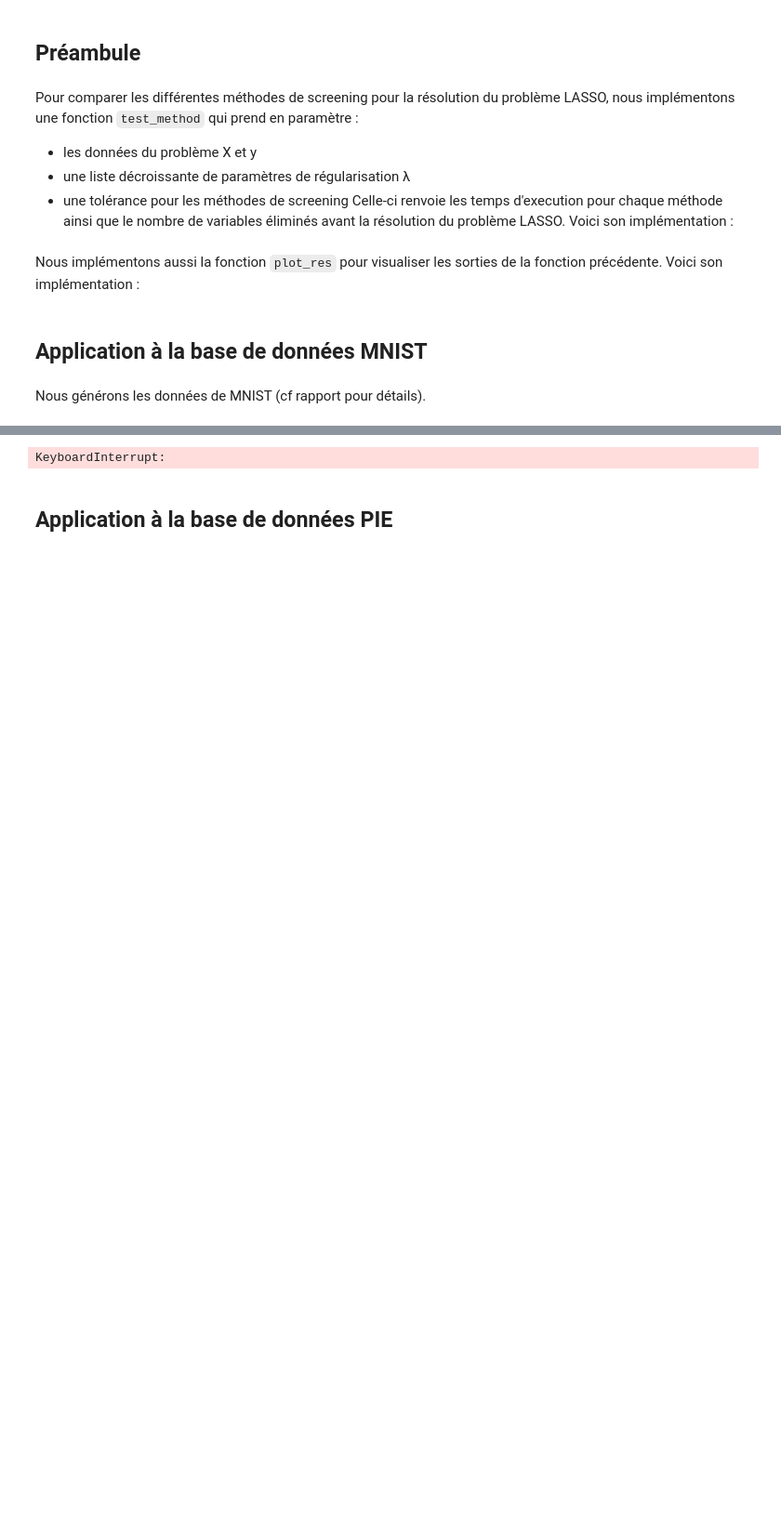
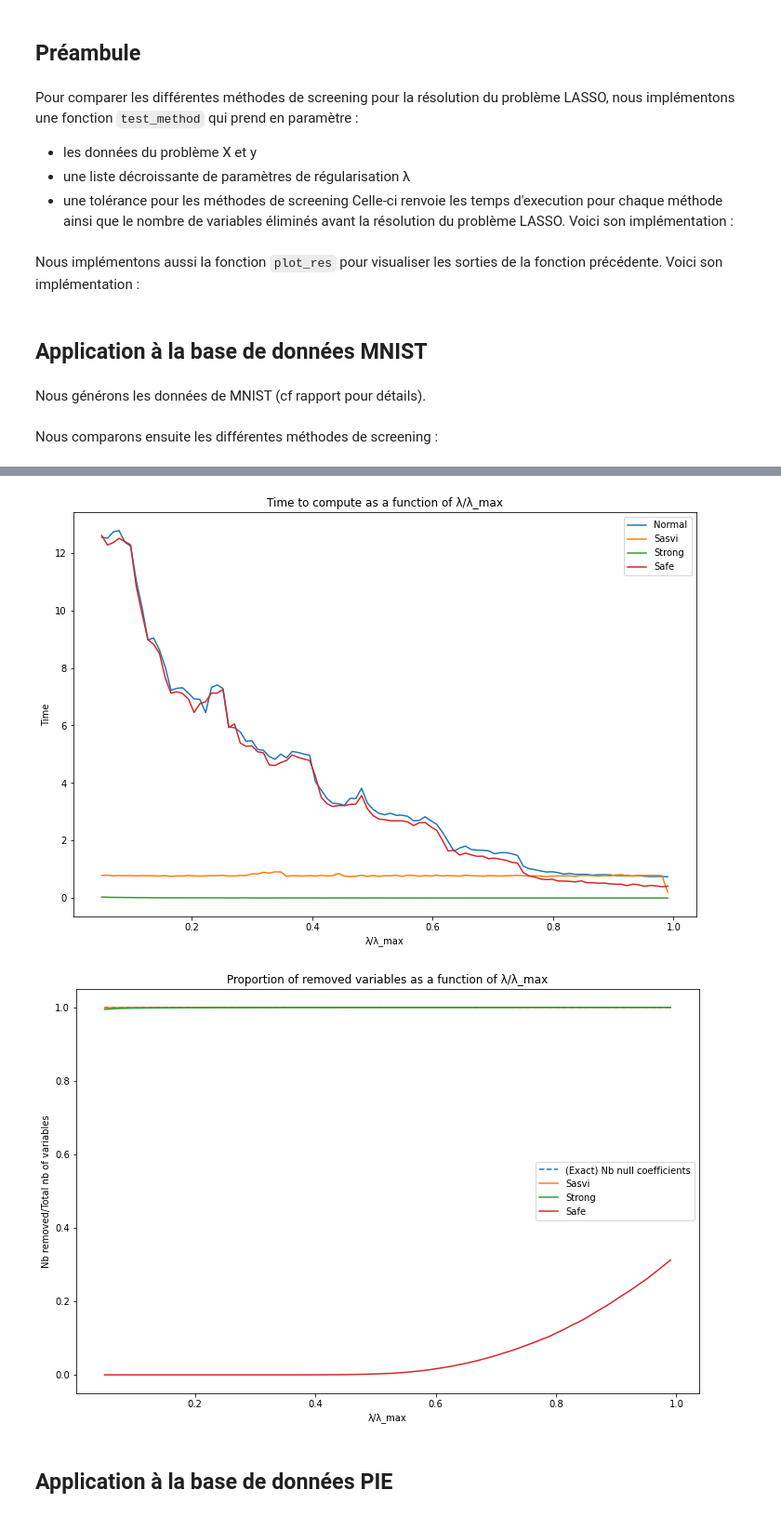
Before and after one commit to nathanln/Parcimony, a Jupyter notebook: Experience.ipynb, the cells around one changed output, grey strips where cells are left out. Shown: that part at 93% size. Cells and saved outputs as stored; diff of their text form; code cells hidden in the pictures; blank space fills up the shorter version.

```diff
--- a/Experience.ipynb
+++ b/Experience.ipynb
@@ -17,23 +18,18 @@ Pour comparer les différentes méthodes de screening pour la résolution du pro
 * une tolérance pour les méthodes de screening
 Celle-ci renvoie les temps d'execution pour chaque méthode ainsi que le nombre de variables éliminés avant la résolution du problème LASSO. Voici son implémentation :
 # %%
-def test_method(X,y,λ, tol = 10^(-9),verbose=False):
-    p=len(X[1,:])
+def test_method(X,y,λ, tol = 10**(-9),verbose=False):
     β=np.zeros(X.shape[1])
-
 
     Tsasvi=[]
     Tnormal=[]
     Tstrong=[]
     Tsafe=[]
 
-
     nb_removed_sasvi=[]
     nb_removed_strong=[]
     nb_removed_safe=[]
     nb_removed_lasso=[]
-
-
 
     for i in range(len(λ)-1):
         if(verbose):
@@ -55,12 +51,12 @@ def test_method(X,y,λ, tol = 10^(-9),verbose=False):
 
         start=time.time()
         if X_sasvi.shape[1] != 0:
-            clf = linear_model.Lasso(alpha=λ[i+1]/X.shape[0])
+            clf = linear_model.Lasso(alpha=λ[i+1]/X.shape[0],fit_intercept=False)
             clf.fit(X_sasvi,y)
         Tsasvi.append(tmp_time+time.time()-start)
 
         #STRONG RULE SCREENING AND FITTING
-        to_drop_strong=strong_rule(X,θ1star, λ[i+1], λ[i], tol=tol)
+        to_drop_strong=strong_rule(X,θ1star, λ[i], λ[i+1], tol=tol)
         X_strong = np.delete(X, to_drop_strong, 1)
         nb_removed_strong.append(np.shape(to_drop_strong)[1])
         if(verbose):
@@ -68,12 +64,13 @@ def test_method(X,y,λ, tol = 10^(-9),verbose=False):
 
         start=time.time()
         if X_strong.shape[1] != 0:
-            clf = linear_model.Lasso(alpha=λ[i+1]/X.shape[0])
+            clf = linear_model.Lasso(alpha=λ[i+1]/X.shape[0],fit_intercept=False)
             clf.fit(X_strong,y)
         Tstrong.append(time.time()-start)
 
         #SAFE RULE SCREENING AND FITTING
-        to_drop_safe=safe_screening(X,y,θ1star, λ[i+1], tol=tol)
+        #to_drop_safe=safe_screening(X,y,θ1star, λ[i+1], tol=tol)
+        to_drop_safe=safe_screening2(X,y,λ[1], λ[i+1], tol=tol)
         X_safe = np.delete(X, to_drop_safe, 1)
         nb_removed_safe.append(np.shape(to_drop_safe)[1])
         if(verbose):
@@ -81,14 +78,14 @@ def test_method(X,y,λ, tol = 10^(-9),verbose=False):
 
         start=time.time()
         if X_safe.shape[1] != 0:
-            clf = linear_model.Lasso(alpha=λ[i+1]/X.shape[0])
+            clf = linear_model.Lasso(alpha=λ[i+1]/X.shape[0],fit_intercept=False)
             clf.fit(X_safe,y)
         Tsafe.append(time.time()-start)
 
 
         #NO SCREENING FITTING
         start=time.time()
-        clf = linear_model.Lasso(alpha=λ[i+1]/X.shape[0])
+        clf = linear_model.Lasso(alpha=λ[i+1]/X.shape[0],fit_intercept=False)
         clf.fit(X,y)
         Tnormal.append(time.time()-start)
         β=clf.coef_
@@ -129,8 +126,10 @@ Nous générons les données de MNIST (cf rapport pour détails).
 [X,y]=gen_data_MNIST()
 p=len(X[1,:])
 λ_max=np.max(np.abs(np.dot(y,X)))
-λ=np.linspace(1,0.05,20)*λ_max
+λ=np.linspace(1,0.05,100)*λ_max
+# %% [markdown]
+Nous comparons ensuite les différentes méthodes de screening :
 # %%
-Tsasvi,Tnormal,Tstrong,Tsafe,nb_removed_sasvi,nb_removed_strong,nb_removed_safe, nb_removed_lasso=test_method(X,y, λ, λ_max,True)
+Tsasvi,Tnormal,Tstrong,Tsafe,nb_removed_sasvi,nb_removed_strong,nb_removed_safe, nb_removed_lasso=test_method(X,y, λ, tol=10**(-9),verbose=True)
 plot_res(Tsasvi,Tnormal,Tstrong,Tsafe,nb_removed_sasvi,nb_removed_strong,nb_removed_safe,nb_removed_lasso,λ, λ_max,p)
 # %% [output]
@@ -150,3 +153,4 @@ Number of variables removed with strong rule : 0
-KeyboardInterrupt:
+[figure, added]
+[figure, added]
 # %% [markdown]
 ## Application à la base de données PIE
```
Also changed, not shown: parts of 6 cells of this notebook, 3 other files.
